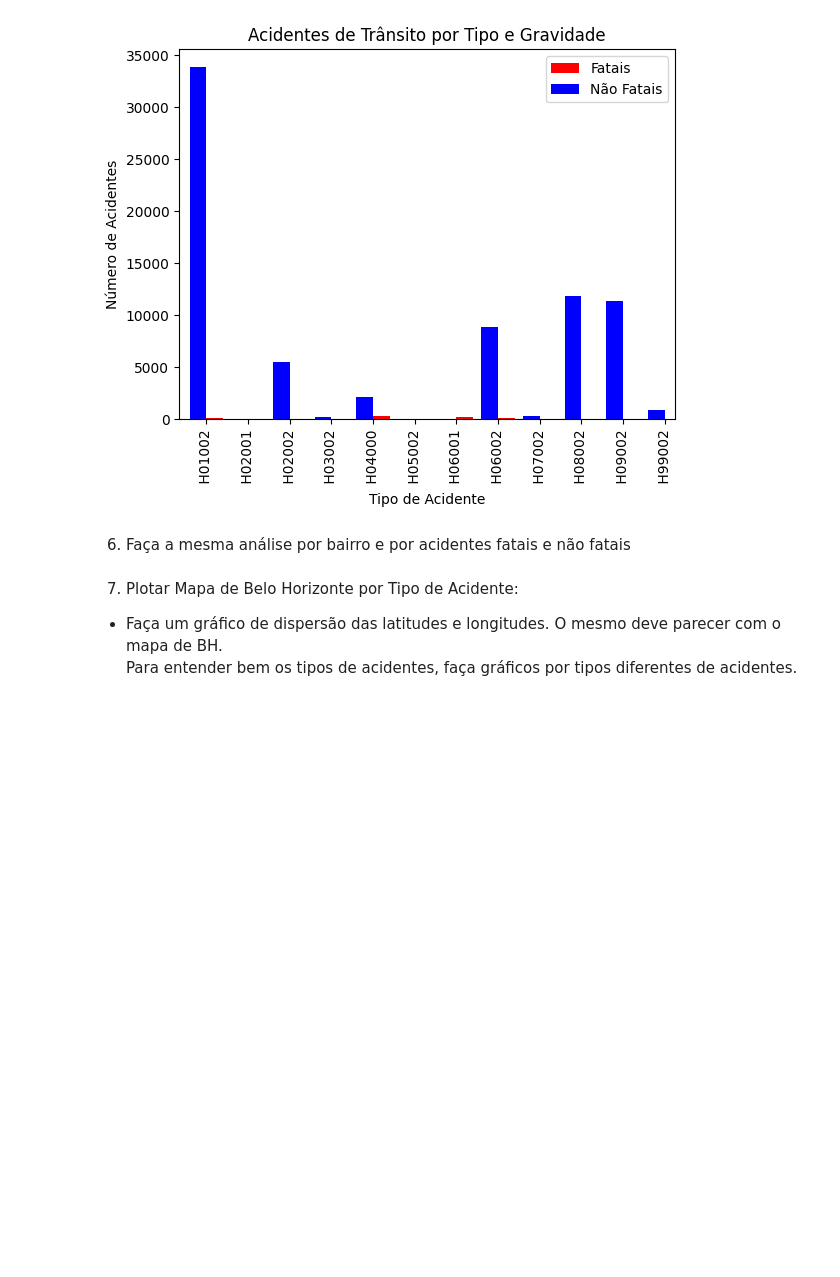
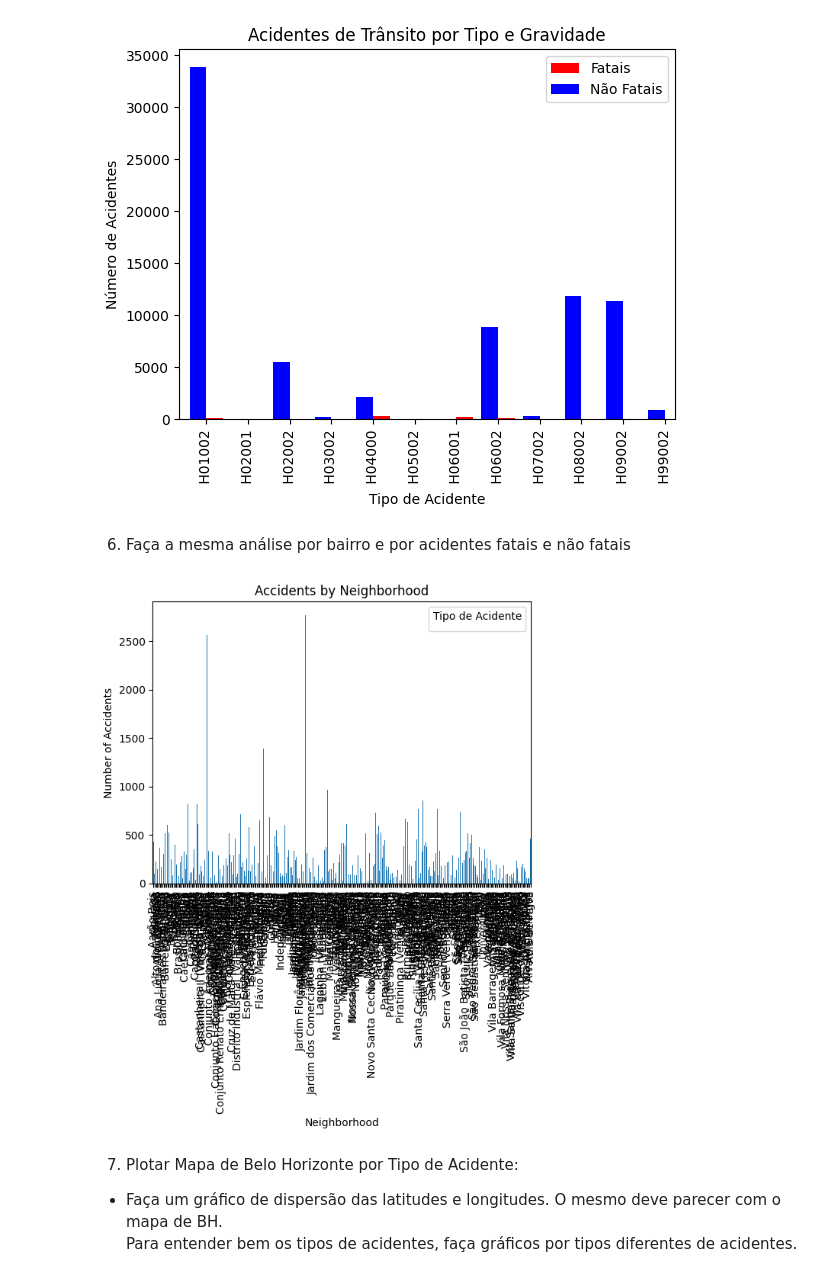
Before and after one commit to PolloHacker/Trabalho_Final_FCD, a Jupyter notebook: tp.ipynb, the cells around one changed output. Drawn from its saved outputs; the diff is of its cells as text; code cells hidden in the pictures; blank space fills up the shorter version.

```diff
--- a/tp.ipynb
+++ b/tp.ipynb
@@ -114,6 +122,24 @@ plt.show()
 [figure]
 # %% [markdown]
 6. Faça a mesma análise por bairro e por acidentes fatais e não fatais
+# %%
+neighborhood_data = df.groupby('bairro').size()
+neighborhood_data
+neighborhood_records = {}
+for neighborhood in neighborhood_data.index:
+    records = df[df.get('bairro') == neighborhood]
+    neighborhood_records[neighborhood] = records
+neighborhood_records_fatals = {neighborhood: neighborhood_records[neighborhood][neighborhood_records[neighborhood].get('indicador_fatalidade') == 'SIM'] for neighborhood in neighborhood_records}
+neighborhood_records_non_fatals = {neighborhood: neighborhood_records[neighborhood][neighborhood_records[neighborhood].get('indicador_fatalidade') == 'NÃO'] for neighborhood in neighborhood_records}
+# %%
+neighborhood_data.plot(kind="bar", stacked=True)
+plt.title('Accidents by Neighborhood')
+plt.xlabel('Neighborhood')
+plt.ylabel('Number of Accidents')
+plt.legend(title='Tipo de Acidente')
+plt.show()
+# %% [output]
+[figure, added]
 # %% [markdown]
 7. Plotar Mapa de Belo Horizonte por Tipo de Acidente:
 - Faça um gráfico de dispersão das latitudes e longitudes. O mesmo deve parecer com o mapa de BH.
```
Also changed, not shown: parts of 1 cell of this notebook, 1 other file.
